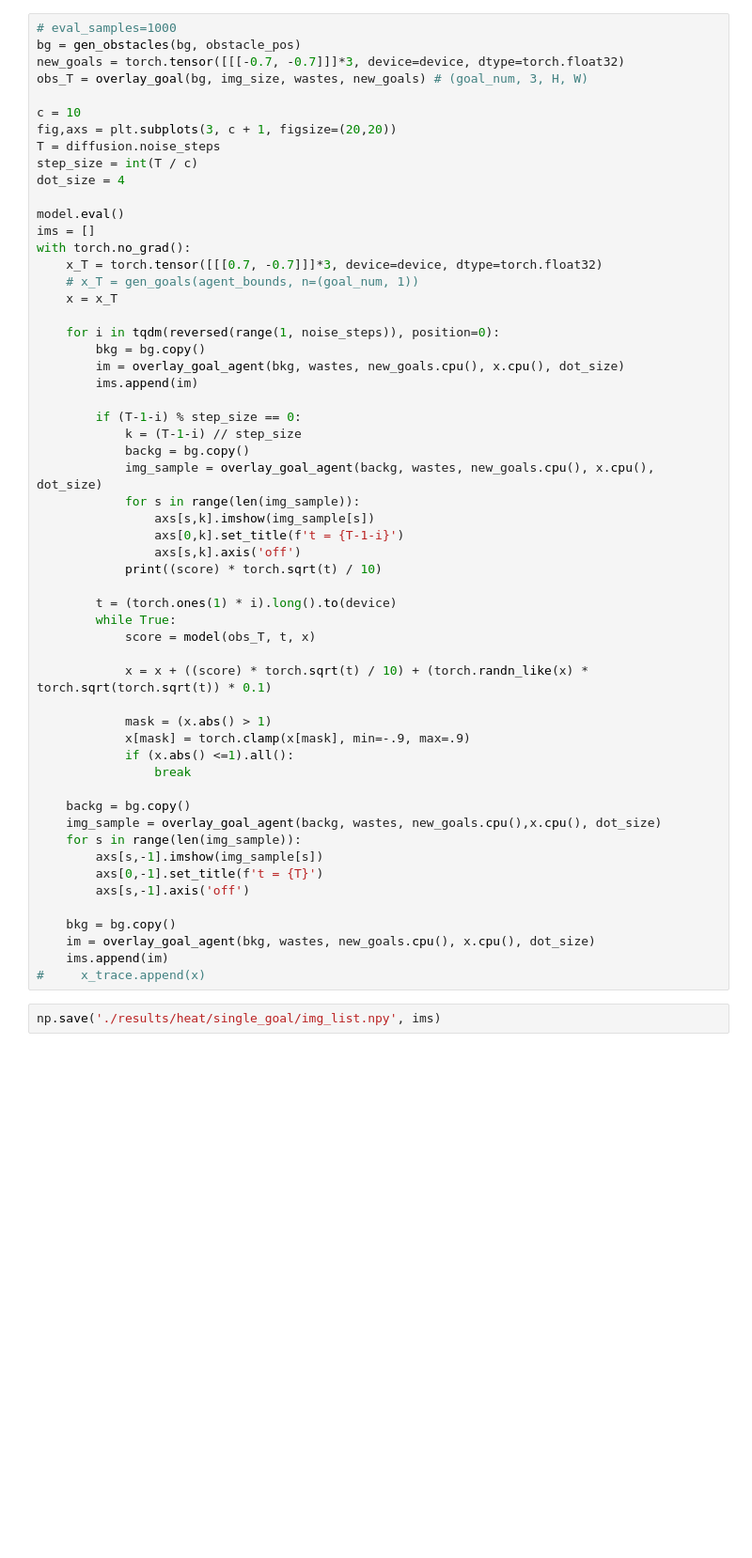
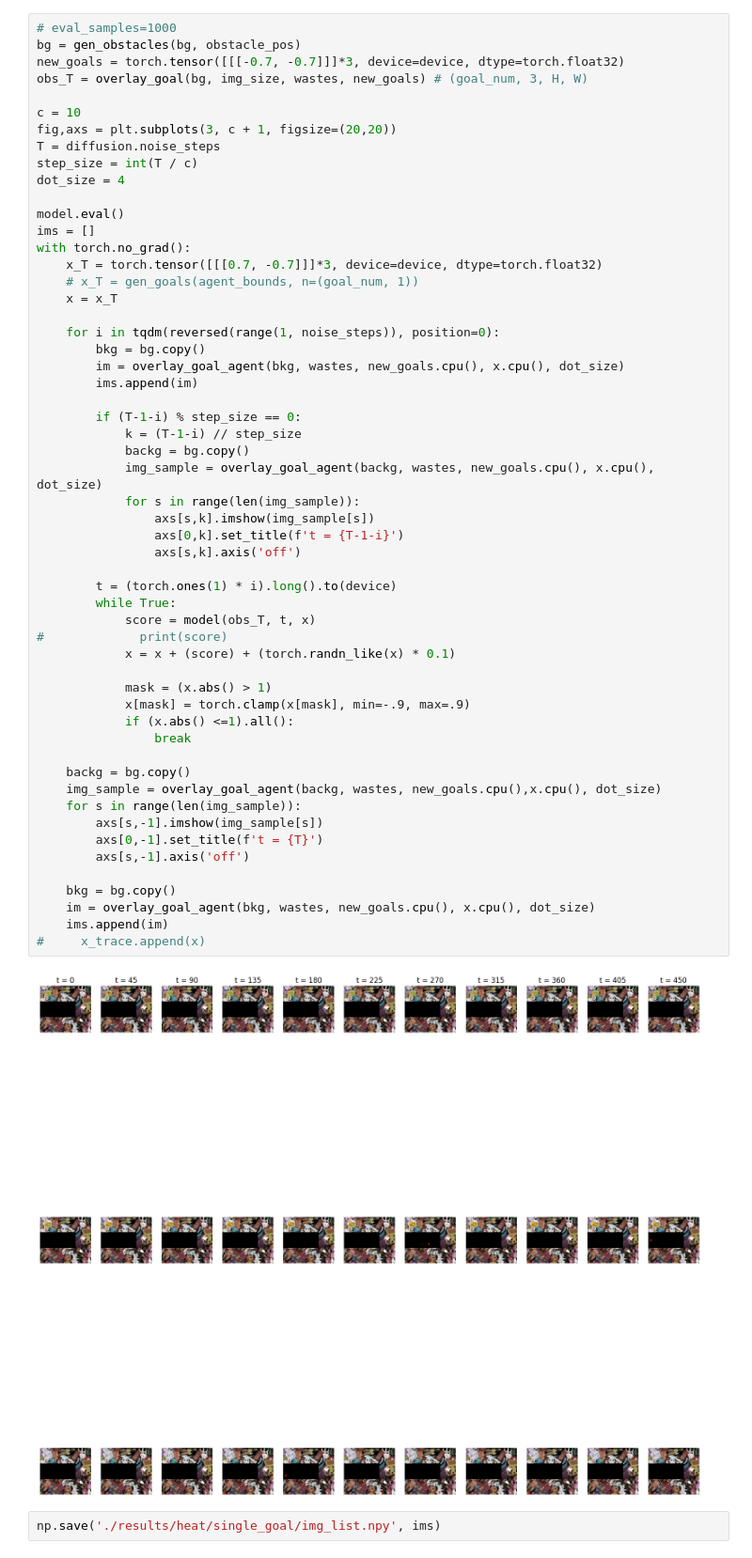
Before and after one commit to pranaboy72/denoisingheat, a Jupyter notebook: heat_diffusion.ipynb, the cells around one changed output. Shown at 94% size. Drawn from its saved outputs; the diff is of its cells as text; blank space fills up the shorter version.

```diff
--- a/heat_diffusion.ipynb
+++ b/heat_diffusion.ipynb
@@ -214,36 +223,37 @@ with torch.no_grad():
 
         if (T-1-i) % step_size == 0:
             k = (T-1-i) // step_size
             backg = bg.copy()
             img_sample = overlay_goal_agent(backg, wastes, new_goals.cpu(), x.cpu(), dot_size)
             for s in range(len(img_sample)):
                 axs[s,k].imshow(img_sample[s])
                 axs[0,k].set_title(f't = {T-1-i}')
                 axs[s,k].axis('off')
-            print((score) * torch.sqrt(t) / 10)
 
         t = (torch.ones(1) * i).long().to(device)
         while True:
             score = model(obs_T, t, x)
-
-            x = x + ((score) * torch.sqrt(t) / 10) + (torch.randn_like(x) * torch.sqrt(torch.sqrt(t)) * 0.1)
+#             print(score)
+            x = x + (score) + (torch.randn_like(x) * 0.1)
 
             mask = (x.abs() > 1)
             x[mask] = torch.clamp(x[mask], min=-.9, max=.9)
             if (x.abs() <=1).all():
                 break
 
     backg = bg.copy()
     img_sample = overlay_goal_agent(backg, wastes, new_goals.cpu(),x.cpu(), dot_size)
     for s in range(len(img_sample)):
         axs[s,-1].imshow(img_sample[s])
         axs[0,-1].set_title(f't = {T}')
         axs[s,-1].axis('off')
 
     bkg = bg.copy()
     im = overlay_goal_agent(bkg, wastes, new_goals.cpu(), x.cpu(), dot_size)
     ims.append(im)
 #     x_trace.append(x)
+# %% [output]
+[figure, added]
 # %%
 np.save('./results/heat/single_goal/img_list.npy', ims)
 # %%
```
Also changed, not shown: parts of 6 cells of this notebook, 4 other files.
